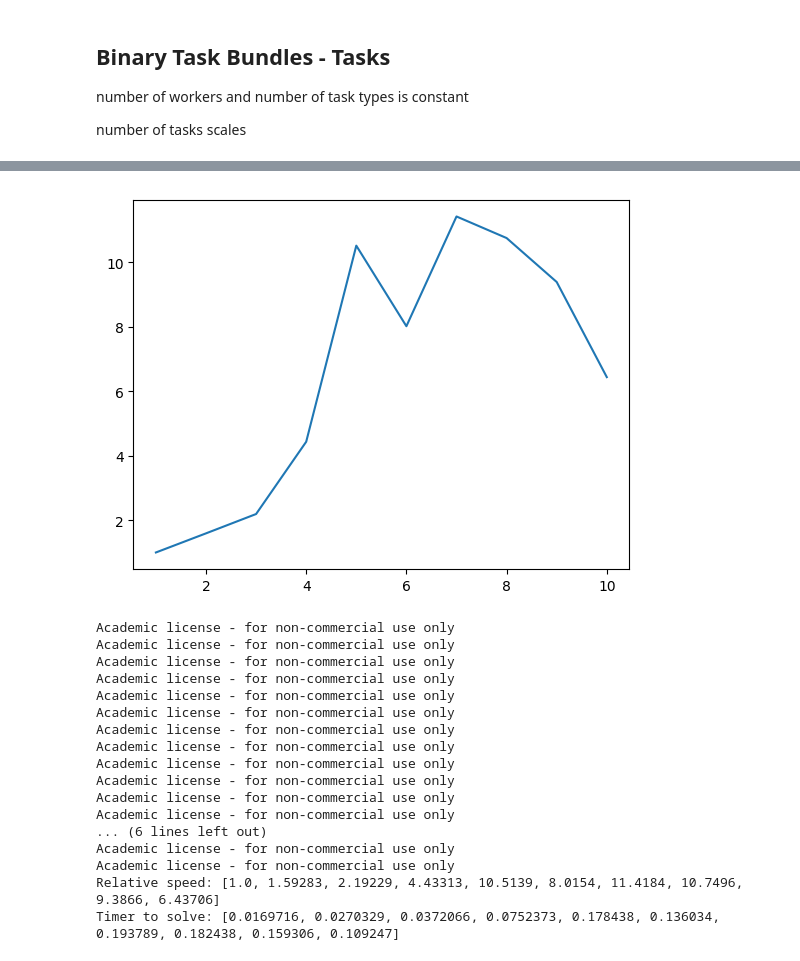
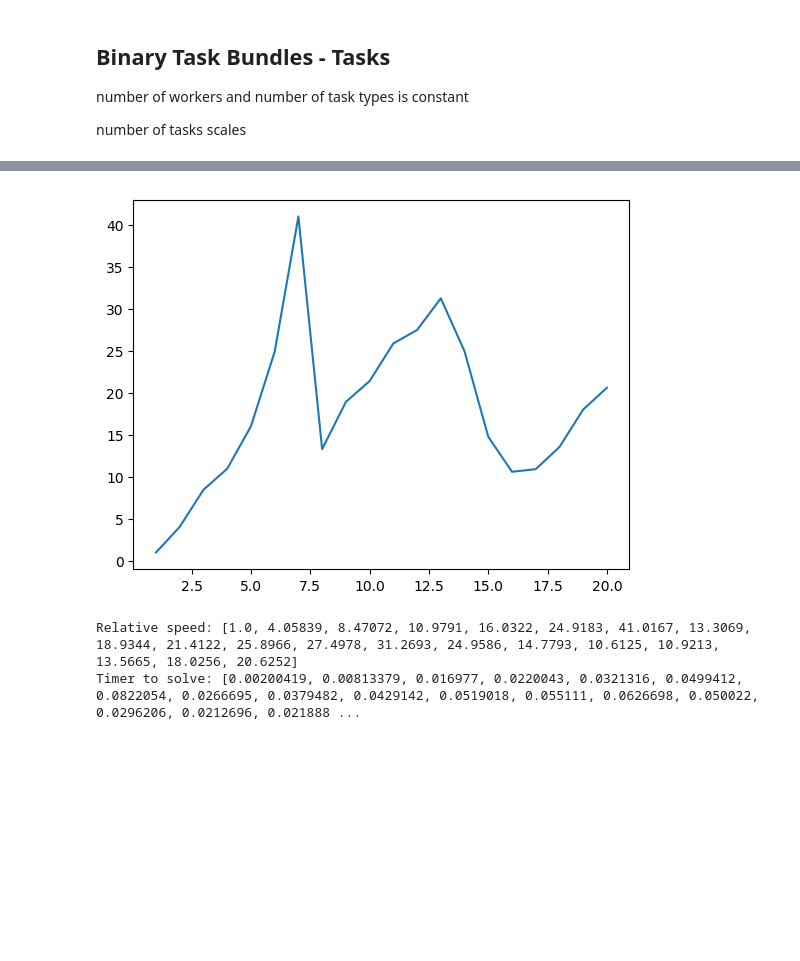
Before and after one commit to erinzm/ece524project, a Jupyter notebook: Timing Models.ipynb, the cells around one changed output, grey strips where cells are left out. Drawn from its saved outputs; the diff is of its cells as text; code cells hidden in the pictures; blank space fills up the shorter version.

```diff
--- a/Timing Models.ipynb
+++ b/Timing Models.ipynb
@@ -1,11 +1,13 @@
 # %%
-using JuMP, Gurobi
+using JuMP, Gurobi, PyPlot, ProgressMeter
+
+env = Gurobi.Env()
 
 function simpleModel(N,M)
     T = N #upper bound on project completion
 
     #m = Model(solver=CbcSolver)
-    m = Model(solver=GurobiSolver(OutputFlag=0))
+    m = Model(solver=GurobiSolver(env, OutputFlag=0))
 
     @variable(m, x[1:N, 1:M, 1:T], Bin)
     @variable(m, last)
@@ -45,7 +47,7 @@ function discreteTimeModel(N,W)
 
     ###############################
 
-    m = Model(solver=GurobiSolver(OutputFlag=0))
+    m = Model(solver=GurobiSolver(env, OutputFlag=0))
 
     @variable(m, x[1:n, 1:v, 1:w, 1:T], Bin) # true when a worker starts a task
     @variable(m, z[1:n, 1:v, 1:w, 1:T], Bin) #true if a worker is working on a task (extends x with task length)
@@ -104,7 +106,7 @@ function binaryTaskBundles(quotas, n_workers)
 
     ###############################
 
-    m = Model(solver=GurobiSolver(OutputFlag=0))
+    m = Model(solver=GurobiSolver(env, OutputFlag=0))
     @variable(m, work[1:n_workers, 1:m_tasks, 1:horizon], Bin)
     @variable(m, slowest_worker >= 0)
 
@@ -458,44 +373,26 @@ Timer to solve: [0.0150394, 0.0310822, 0.0395508, 0.0872307, 0.0330372, 0.058155
 Number of workers held constant
 Number of tasks scales, and total quota scales
 # %%
-using JuMP, Gurobi, PyPlot, Cbc
-#scaleFactor = 20
-#averages = 5
 timer = zeros(scaleFactor)
 
 for p=1:averages
     # task, worker values
     N = rand(8:12,1,1)
     W = 5
-    time[1] = time[1] + binaryTaskBundles(N,W)
-    for u=2:scaleFactor
-            N = [N rand(8:12,1,1)]
+    timer[1] = timer[1] + binaryTaskBundles(N,W)
+    @showprogress "[$p]: " for u=2:scaleFactor
+        N = [N rand(8:12,1,1)]
         timer[u] = timer[u] + binaryTaskBundles(N,W)
     end
 end
 
 timer= timer./averages
 speed = timer./timer[1]
 
 plot(1:scaleFactor,speed)
 println("Relative speed: ", speed)
 println("Timer to solve: ", timer)
 # %% [output]
-[figure, old version]
+[figure, new version]
-Academic license - for non-commercial use only
-Academic license - for non-commercial use only
-Academic license - for non-commercial use only
-Academic license - for non-commercial use only
-Academic license - for non-commercial use only
-Academic license - for non-commercial use only
-Academic license - for non-commercial use only
-Academic license - for non-commercial use only
-Academic license - for non-commercial use only
-Academic license - for non-commercial use only
-Academic license - for non-commercial use only
-Academic license - for non-commercial use only
-... (6 lines left out)
-Academic license - for non-commercial use only
-Academic license - for non-commercial use only
-Relative speed: [1.0, 1.59283, 2.19229, 4.43313, 10.5139, 8.0154, 11.4184, 10.7496, 9.3866, 6.43706]
-Timer to solve: [0.0169716, 0.0270329, 0.0372066, 0.0752373, 0.178438, 0.136034, 0.193789, 0.182438, 0.159306, 0.109247]
+Relative speed: [1.0, 4.05839, 8.47072, 10.9791, 16.0322, 24.9183, 41.0167, 13.3069, 18.9344, 21.4122, 25.8966, 27.4978, 31.2693, 24.9586, 14.7793, 10.6125, 10.9213, 13.5665, 18.0256, 20.6252]
+Timer to solve: [0.00200419, 0.00813379, 0.016977, 0.0220043, 0.0321316, 0.0499412, 0.0822054, 0.0266695, 0.0379482, 0.0429142, 0.0519018, 0.055111, 0.0626698, 0.050022, 0.0296206, 0.0212696, 0.021888 ...
```
Also changed, not shown: parts of 12 cells of this notebook.
